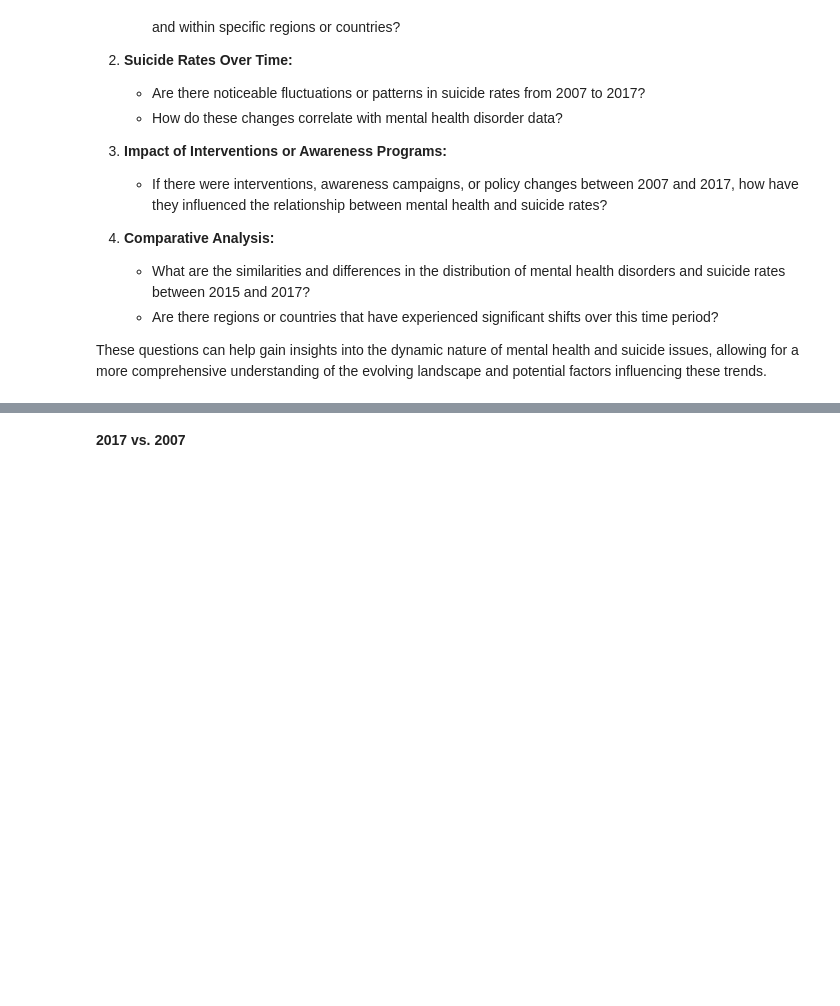
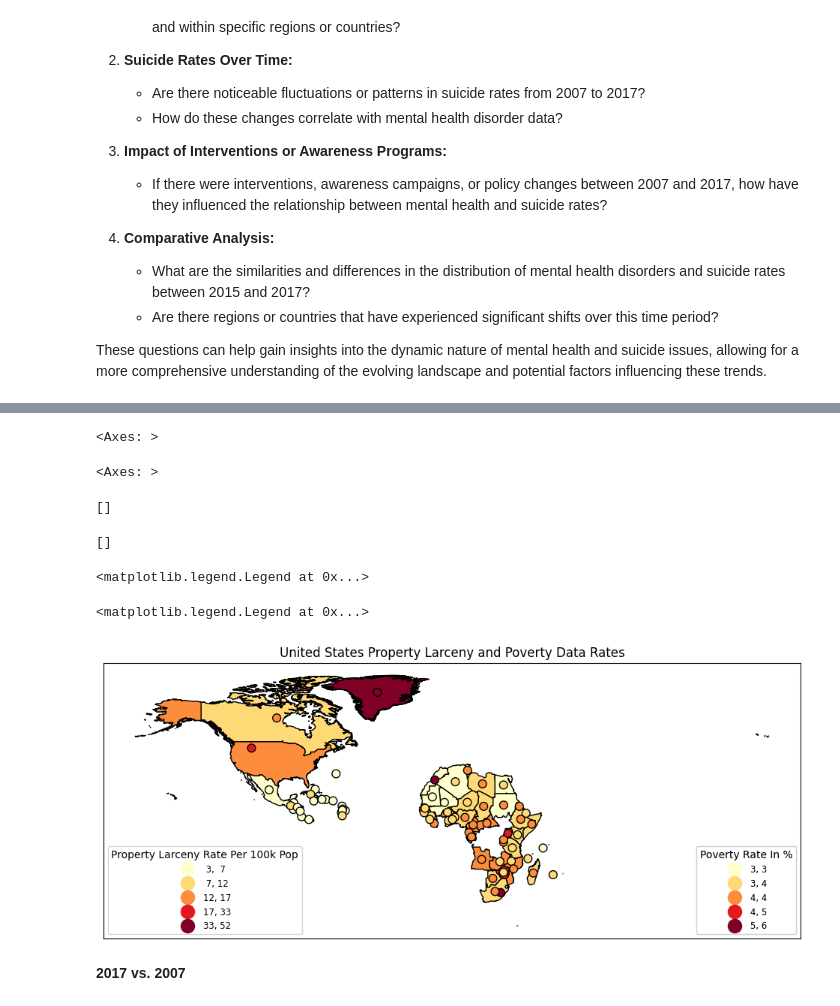
Before and after one commit to iyeboah22/GIS-DS, a Jupyter notebook: ps4.ipynb, the cells around one changed output, grey strips where cells are left out. Saved outputs shown, nothing was run; the diff lists cells and outputs as text; code cells hidden in the pictures; blank space fills up the shorter version.

```diff
--- a/ps4.ipynb
+++ b/ps4.ipynb
@@ -198,0 +206,4 @@ africa_mh_map07 = africa_mh_map07.dropna()
+# %%
+na_africa_mh_map_copy = na_africa_mh_map.copy()
+
+na_africa_mh_map_copy["geometry"] = na_africa_mh_map_copy["geometry"].centroid
@@ -217,3 +268,35 @@ These questions can help gain insights into the dynamic nature of mental health
+# %%
+fig, ax = plt.subplots(1, figsize=(12,16))
+na_africa_mh_map.plot(ax=ax,column='Suicide rate (deaths per 100,000 individuals)',legend=True,cmap='YlOrRd',scheme='natural_breaks',k=5,
+         edgecolor='black',linewidth=1,legend_kwds= {"fmt": "{:,.0f}",
+        'loc':'lower left','title_fontsize':'medium','fontsize':'small','markerscale':1.4})
+
+l1 = ax.get_legend()
+l1.set_title('''Property Larceny Rate Per 100k Pop''')
+
+na_africa_mh_map_copy.plot(ax=ax,column='depres',legend=True,cmap='YlOrRd',scheme='natural_breaks',k=5,      #centroids are in newmap
+         edgecolor='black',linewidth=1,legend_kwds= {"fmt": "{:,.0f}",
+        'loc':'lower right','title_fontsize':'medium','fontsize':'small','markerscale':1.4},
+         markersize = 60) #
+
+ax.title.set_text("United States Property Larceny and Poverty Data Rates")
+ax.set_xticks([]); ax.set_yticks([])
+
+l2 = ax.get_legend()
+l2.set_title('''Poverty Rate In %''')
+
+
+
+ax.add_artist(l2)
+ax.add_artist(l1)
+# %% [output]
+<Axes: >
+<Axes: >
+[]
+[]
+<matplotlib.legend.Legend at 0x...>
+<matplotlib.legend.Legend at 0x...>
+[figure, added]
 # %%
 country_mh_2017 = country_mh[country_mh['year']=='2017']
 mh_map = pd.merge(world_map,country_mh_2017, on='COUNTRY')
```
Also changed, not shown: parts of 28 cells of this notebook.
